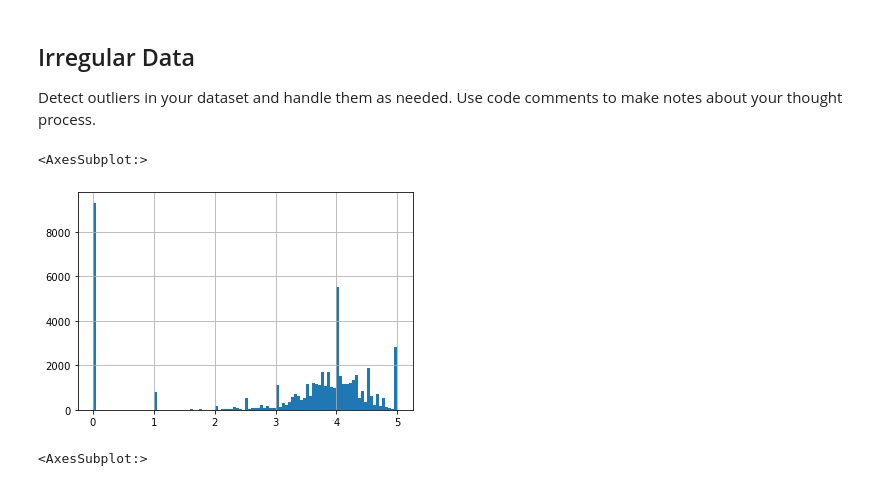
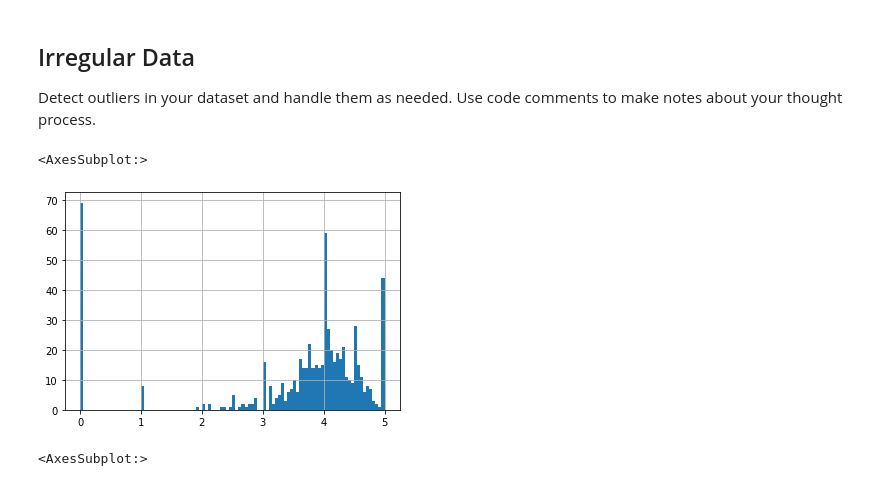
Before and after one commit to tv150/final-project, a Jupyter notebook: checkpoint-three-updated.ipynb, the cells around one changed output. Drawn from its saved outputs; the diff is of its cells as text; code cells hidden in the pictures.

```diff
--- a/checkpoint-three-updated.ipynb
+++ b/checkpoint-three-updated.ipynb
@@ -94,3 +92,8 @@ modifiedData
 | 50734 | Nabeel | Nijood Nabeel for women and men | 0 | floral,green,fruity,citrus,fresh,... | 0.00 | 1 | 0 | 0 | ... |
 | 50928 | S-lection-Excellence | No. 5 S√©lection Excellence for w... | 0 | sweet,fruity,citrus,powdery,woody... | 4.00 | 1 | 0 | 0 | ... |
 637 rows × 86 columns
+# %%
+modifiedData.drop('clsday_male25under', axis=1, inplace=True) #Wanted to drop this to see if I
+#could also drop the other columns that also refer to men but I'm not sure what this error message is telling me.
+#I would only want to keep data related to women since that is our target audience. However, I know that I also
+#already got rid of all male votes from the gender column so I'm not sure how these two columns relate.
@@ -140,9 +148,11 @@ sns.heatmap(df[cols].isnull(), cmap=sns.color_palette(colours))
 ## Irregular Data
 
 Detect outliers in your dataset and handle them as needed. Use code comments to make notes about your thought process.
-# %%
-df['rating_score'].hist(bins=100)
-# %% [output]
-<AxesSubplot:>
-[figure, removed]
+# %%
+modifiedData['rating_score'].hist(bins=100) #I'm looking to see if there are any outliers in the rating score.
+#I think maybe this would be better for analyzing outliers in number of votes across brands or fragrance titles
+# to see if there were any brands or fragrances that were voted on significantly more than the others.
+# %% [output]
+<AxesSubplot:>
+[figure, added]
 # %%
```
Also changed, not shown: parts of 7 cells of this notebook.
